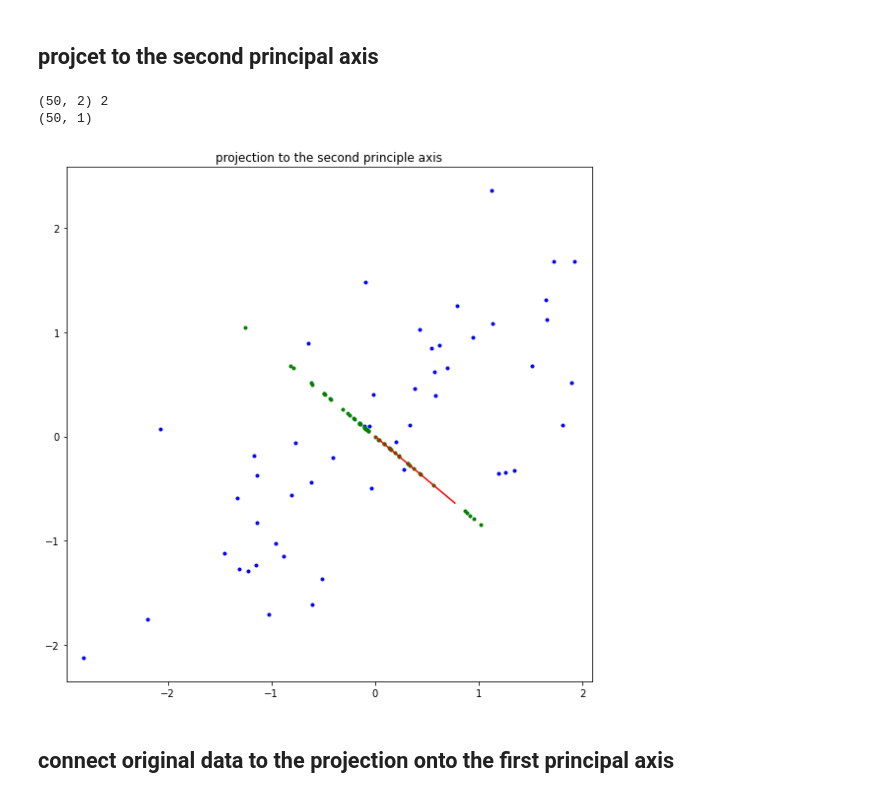
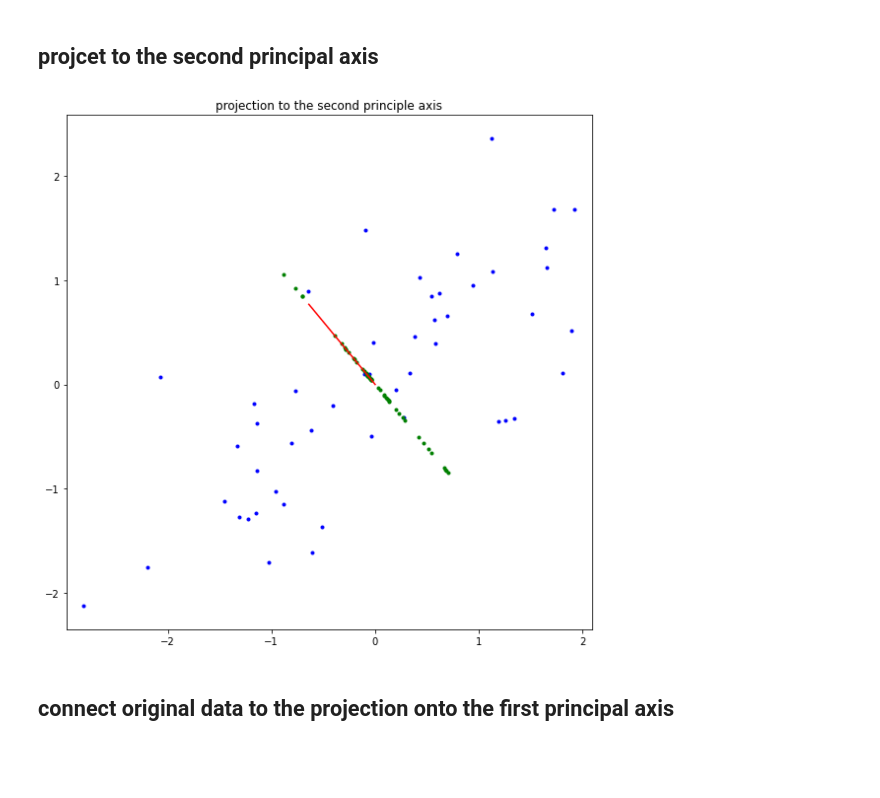
Before and after one commit to bobokyung/assignment-machine-learning, a Jupyter notebook: assignment12/assignment_12.ipynb, the cells around one changed output. Saved outputs shown, nothing was run; the diff lists cells and outputs as text; code cells hidden in the pictures; blank space fills up the shorter version.

```diff
--- a/assignment12/assignment_12.ipynb
+++ b/assignment12/assignment_12.ipynb
@@ -174,23 +172,21 @@ plt.show()
 # %%
 plt.figure(figsize=(8,8))
 plt.title('projection to the second principle axis')
 # ===================================================
-projection = compute_projection_onto_line(Zfeature,U[0])
+projection = compute_projection_onto_line(Zfeature,U[:,1])
 
 plt.scatter(Zfeature[:,0],Zfeature[:,1], c="b", marker=".")
 
-plt.plot([ 0,U[0][0]],[0, U[0][1]], color = 'red')
+plt.plot([ 0,U[0][1]],[0, U[1][1]], color = 'red')
 
 plt.scatter(projection[:,0],projection[:,1], c="g", marker=".")
 
 
 plt.axis('equal')
 # ===================================================
 plt.tight_layout()
 plt.show()
 # %% [output]
-(50, 2) 2
-(50, 1)
-[figure, old version]
+[figure, new version]
 # %% [markdown]
 ## connect original data to the projection onto the first principal axis
```
Also changed, not shown: parts of 8 cells of this notebook.
